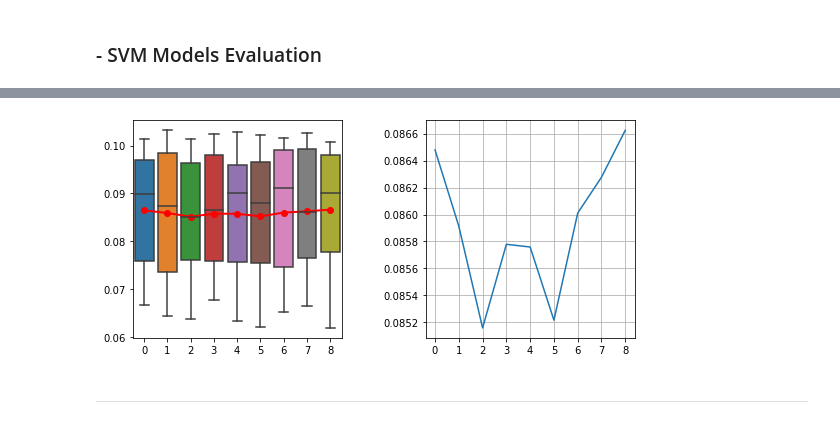
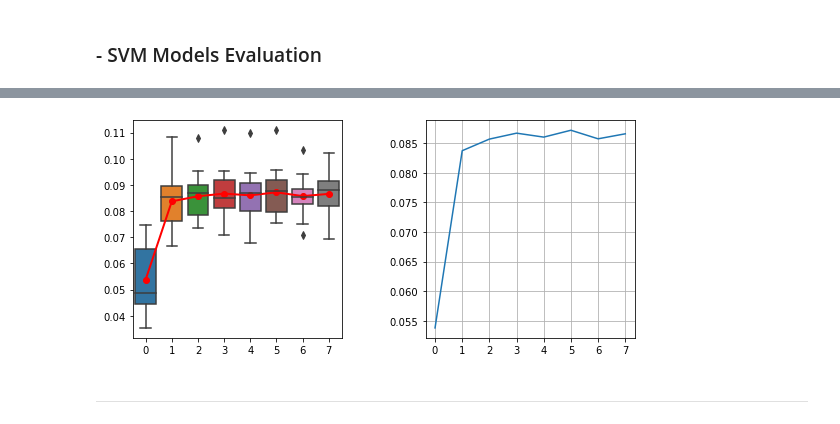
Before and after one commit to fanahanmc/ACM40960-ProjMathsModel, a Jupyter notebook: ACM40960_Project_Main.ipynb, the cells around one changed output, grey strips where cells are left out. Saved outputs shown, nothing was run; the diff lists cells and outputs as text; code cells hidden in the pictures.

```diff
--- a/ACM40960_Project_Main.ipynb
+++ b/ACM40960_Project_Main.ipynb
@@ -993,8 +1011,9 @@ num_folds = 5
 num_reps = 3
 
 # define list of parameters to trial, and calculate number of models
-rf_params = np.array([[200, 6], [400, 6], [600, 6],
-                      [800, 6], [1000, 6], [1200, 6]])
+rf_params = np.array([[800, 4], [1000, 4], [1200, 4], [1400, 4], [1600, 4],
+                      [800, 5], [1000, 5], [1200, 5], [1400, 5], [1600, 5],
+                      [800, 6], [1000, 6], [1200, 6], [1400, 6], [1600, 6]])
 num_models = len(rf_params)
 
 # print header for the progress bar and initialise variables
@@ -1049,8 +1070,10 @@ num_folds = 5
 num_reps = 3
 
 # define list of parameters to trial, and calculate number of models
-boost_params = np.array([[150, 1], [160, 1], [170, 1], [180, 1], #[71, 2], [73, 2], [75, 2], [77, 2]]
-                         [190, 2], [200, 1], [210, 2], [220, 1]])
+boost_params = np.array([[100, 1], [125, 1], [150, 1], [175, 1], [200, 1],
+                         [30, 2], [40, 2], [50, 2], [75, 2], [100, 2],
+                         [30, 3], [40, 3], [50, 3], [75, 3], [100, 3]])
+
 num_models = len(boost_params)
 
 # print header for the progress bar and initialise variables
@@ -1105,9 +1130,8 @@ num_folds = 5
 num_reps = 3
 
 # define list of parameters to trial, and calculate number of models
-svm_params = np.array([[0.013, 1], [0.015, 1], [0.017, 1],
-                       [0.019, 1], [0.021, 1], [0.023, 1],
-                       [0.025, 1], [0.027, 1], [0.029, 1]])
+svm_params = np.array([[0.010, 1], [0.015, 1], [0.020, 1], [0.025, 1],
+                       [0.030, 1], [0.035, 1], [0.040, 1], [0.045, 1]])
 num_models = len(svm_params)
 
 # print header for the progress bar and initialise variables
@@ -1152,4 +1178,4 @@ Wall time: 15min 14s
-[figure, old version]
+[figure, new version]
 # %% [markdown]
 ---
 # %% [markdown]
```
Also changed, not shown: parts of 54 cells of this notebook.
